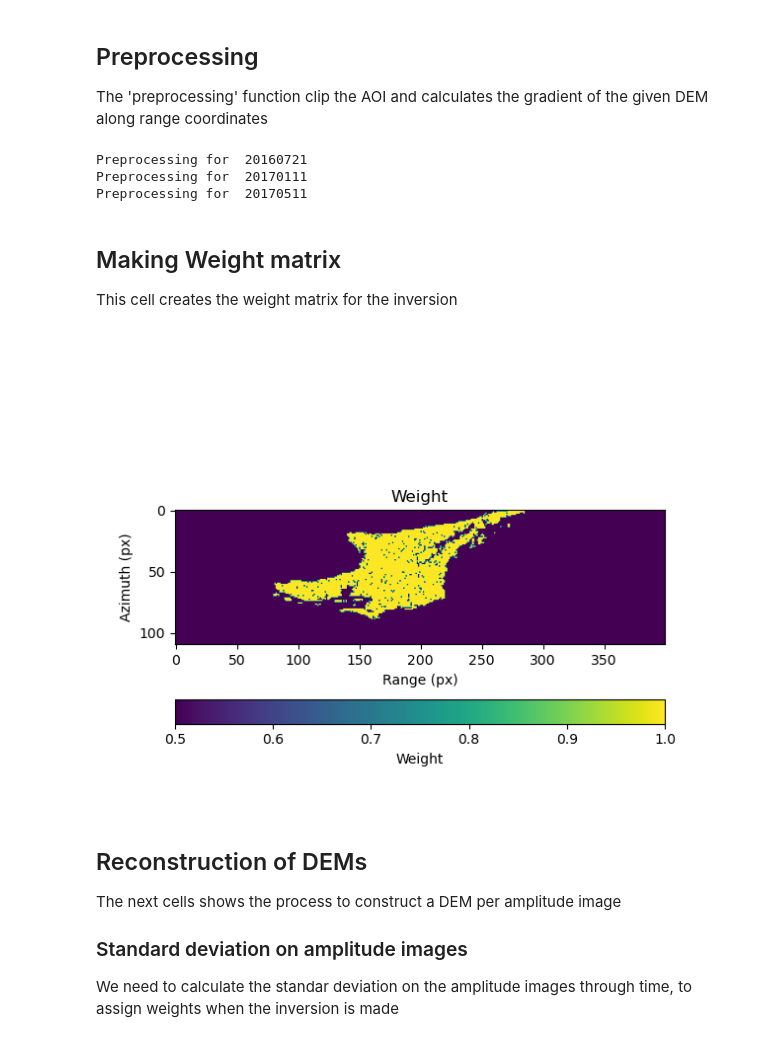
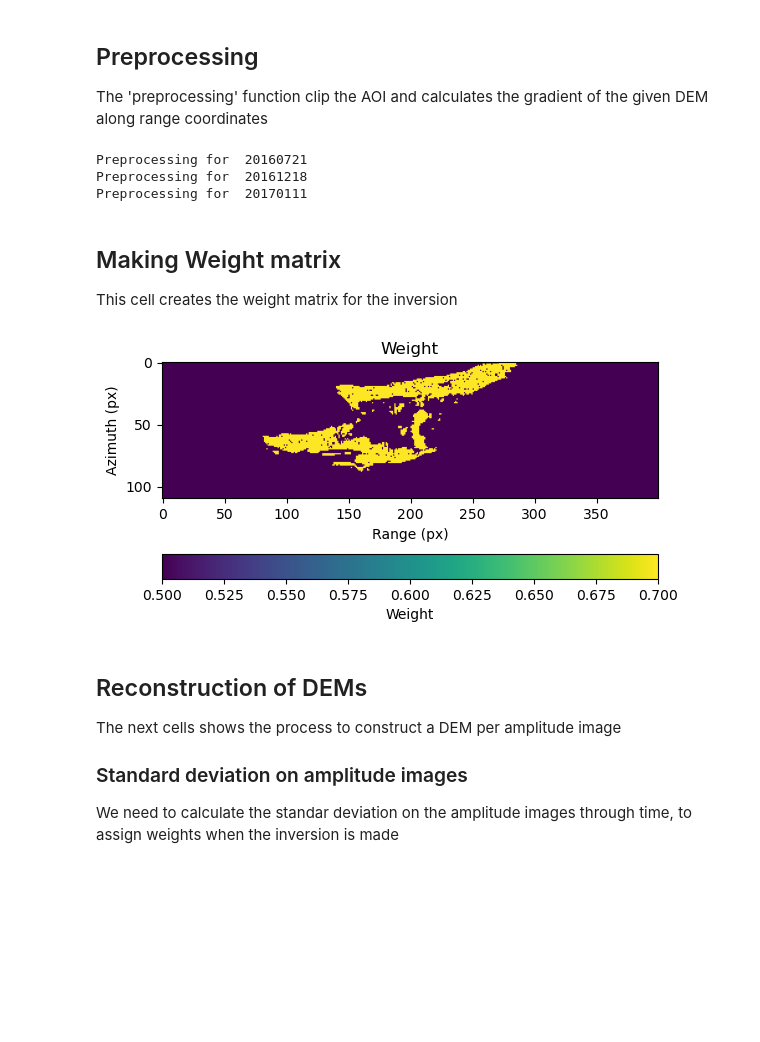
Before and after one commit to mfangaritav/MOSART, a Jupyter notebook: Process_Sen1.ipynb, the cells around one changed output. Cells and saved outputs as stored; diff of their text form; code cells hidden in the pictures; blank space fills up the shorter version.

```diff
--- a/Process_Sen1.ipynb
+++ b/Process_Sen1.ipynb
@@ -28,7 +28,7 @@ mpl.rcParams.update(mpl.rcParamsDefault)
 The variable 'cor_stack' will contain the name of the h5 file where all the coregistered images and DEM will be. The variable 'pre_stack' will contain the name of the h5 file that will have the area of interest and the gradient of the given DEM.
 # %%
 cor_stack='projections_new.h5'
-pre_stack='ascending_new.h5'
+pre_stack='ascending_s1_new.h5'
 # %% [markdown]
 ## Coregistration of slcs
 
@@ -155,44 +157,45 @@ The 'preprocessing' function clip the AOI and calculates the gradient of the giv
 sfs.preprocessing(xs=xs,ys=ys,projections=cor_stack,output=pre_stack,sigma_amp=sigma_amp,patch_kw=patch_kw)
 # %% [output]
 Preprocessing for  20160721
+Preprocessing for  20161218
 Preprocessing for  20170111
-Preprocessing for  20170511
 # %% [markdown]
 ## Making Weight matrix
 
 This cell creates the weight matrix for the inversion
 # %%
-%matplotlib widget
+%matplotlib inline
 #Reading amplitude image for the AOI
 h5i=h5py.File(pre_stack,'r')
 keys=[key for key in h5i.keys() if key.isdigit()]
 amp=h5i[keys[0]][:]
 grd=h5i['grad'][:]
 dem=h5i['dem'][:]
 tamps=np.array([h5i[key][:] for key in keys])
 h5i.close()
 
 weights=np.ones(tamps.shape)*0.5
+#weights=np.ones(tamps.shape)
 waters=np.full(tamps.shape, True)
 tgrddefs=[]
 for i,amps in enumerate(tamps):
     water=amps[:,350::]
-    cond=np.logical_and(np.percentile(water,10)<amps,amps<np.percentile(water,90))
+    cond=np.logical_and(np.percentile(water,5)<amps,amps<np.percentile(water,95))
     cond1=dem>13.2
     waters[i,:,:]=cond
 
     condd=np.logical_and(np.logical_not(cond),cond1)
-    weights[i,:,:][condd]=1
+    weights[i,:,:][condd]=0.7
 
 plt.figure()
 plt.title('Weight')
-plt.imshow(weights[0,:,:])
+plt.imshow(weights[2,:,:])
 plt.colorbar(orientation='horizontal',label='Weight')
 plt.xlabel('Range (px)')
 plt.ylabel('Azimuth (px)')
 plt.show()
 # %% [output]
-[figure, old version]
+[figure, new version]
 # %% [markdown]
 ## Reconstruction of DEMs
 
```
Also changed, not shown: parts of 9 cells of this notebook, 6 other files.
